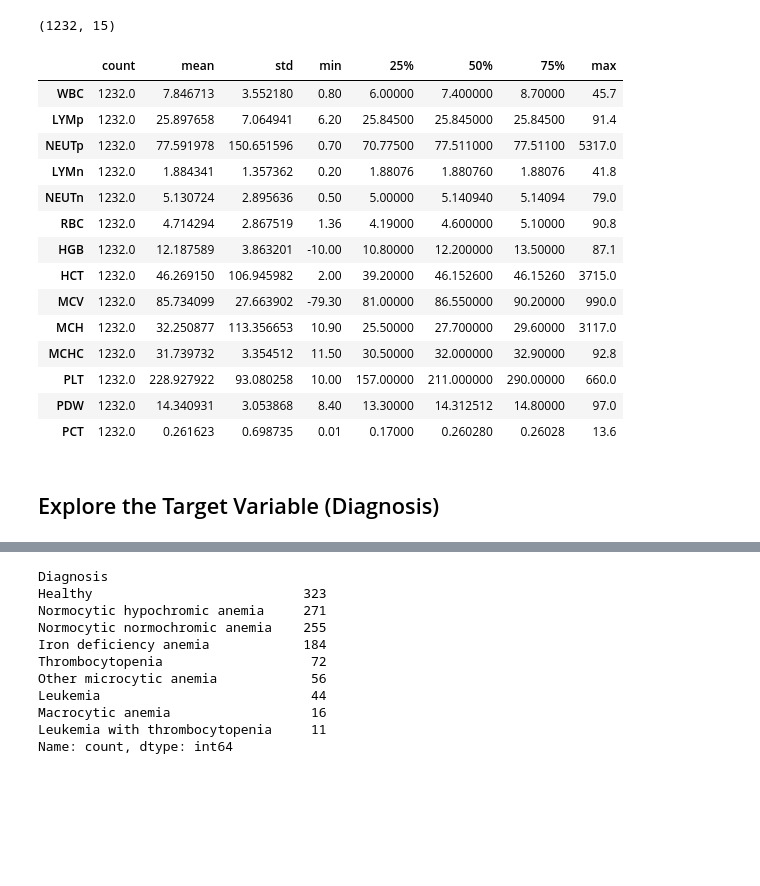
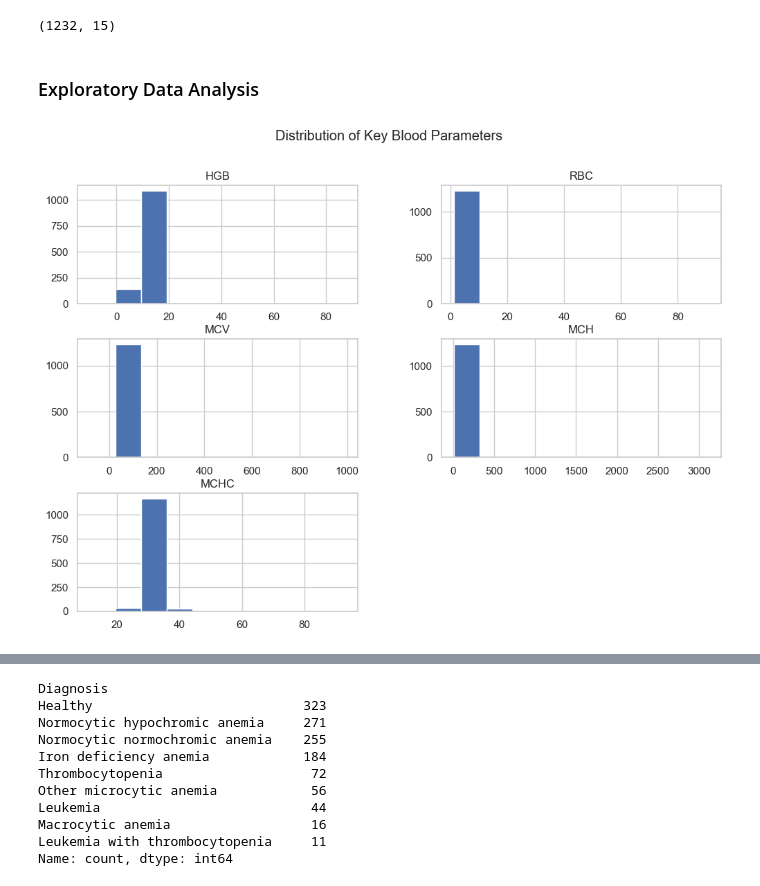
Before and after one commit to judeonuh/Early-Detection-of-Anaemia, a Jupyter notebook: notebook/Detecting_Anemia.ipynb, the cells around one changed output, grey strips where cells are left out. Cells and saved outputs as stored; diff of their text form; code cells hidden in the pictures; blank space fills up the shorter version.

```diff
--- a/notebook/Detecting_Anemia.ipynb
+++ b/notebook/Detecting_Anemia.ipynb
@@ -129,29 +184,19 @@ dataset.duplicated().sum()
 # %%
 # Remove duplicates if any
-dataset = dataset.drop_duplicates()
+df = df.drop_duplicates()
 
 # Confirm shape after removal
-dataset.shape
+df.shape
 # %% [output]
 (1232, 15)
-# %%
-# Summary statistics
-dataset.describe().T
-# %% [output]
-|  | count | mean | std | min | 25% | 50% | 75% | max |
-| WBC | 1232.0 | 7.846713 | 3.552180 | 0.80 | 6.00000 | 7.400000 | 8.70000 | 45.7 |
-| LYMp | 1232.0 | 25.897658 | 7.064941 | 6.20 | 25.84500 | 25.845000 | 25.84500 | 91.4 |
-| NEUTp | 1232.0 | 77.591978 | 150.651596 | 0.70 | 70.77500 | 77.511000 | 77.51100 | 5317.0 |
-| LYMn | 1232.0 | 1.884341 | 1.357362 | 0.20 | 1.88076 | 1.880760 | 1.88076 | 41.8 |
-| NEUTn | 1232.0 | 5.130724 | 2.895636 | 0.50 | 5.00000 | 5.140940 | 5.14094 | 79.0 |
-| RBC | 1232.0 | 4.714294 | 2.867519 | 1.36 | 4.19000 | 4.600000 | 5.10000 | 90.8 |
-| HGB | 1232.0 | 12.187589 | 3.863201 | -10.00 | 10.80000 | 12.200000 | 13.50000 | 87.1 |
-| HCT | 1232.0 | 46.269150 | 106.945982 | 2.00 | 39.20000 | 46.152600 | 46.15260 | 3715.0 |
-| MCV | 1232.0 | 85.734099 | 27.663902 | -79.30 | 81.00000 | 86.550000 | 90.20000 | 990.0 |
-| MCH | 1232.0 | 32.250877 | 113.356653 | 10.90 | 25.50000 | 27.700000 | 29.60000 | 3117.0 |
-| MCHC | 1232.0 | 31.739732 | 3.354512 | 11.50 | 30.50000 | 32.000000 | 32.90000 | 92.8 |
-| PLT | 1232.0 | 228.927922 | 93.080258 | 10.00 | 157.00000 | 211.000000 | 290.00000 | 660.0 |
-| PDW | 1232.0 | 14.340931 | 3.053868 | 8.40 | 13.30000 | 14.312512 | 14.80000 | 97.0 |
-| PCT | 1232.0 | 0.261623 | 0.698735 | 0.01 | 0.17000 | 0.260280 | 0.26028 | 13.6 |
 # %% [markdown]
-## Explore the Target Variable (Diagnosis)
+### Exploratory Data Analysis
+# %%
+# Select important clinical features
+features_to_plot = ['HGB', 'RBC', 'MCV', 'MCH', 'MCHC']
+
+df[features_to_plot].hist(figsize=(12,8))
+plt.suptitle("Distribution of Key Blood Parameters")
+plt.show()
+# %% [output]
+[figure, added]
```
Also changed, not shown: parts of 32 cells of this notebook, 1 other file.
